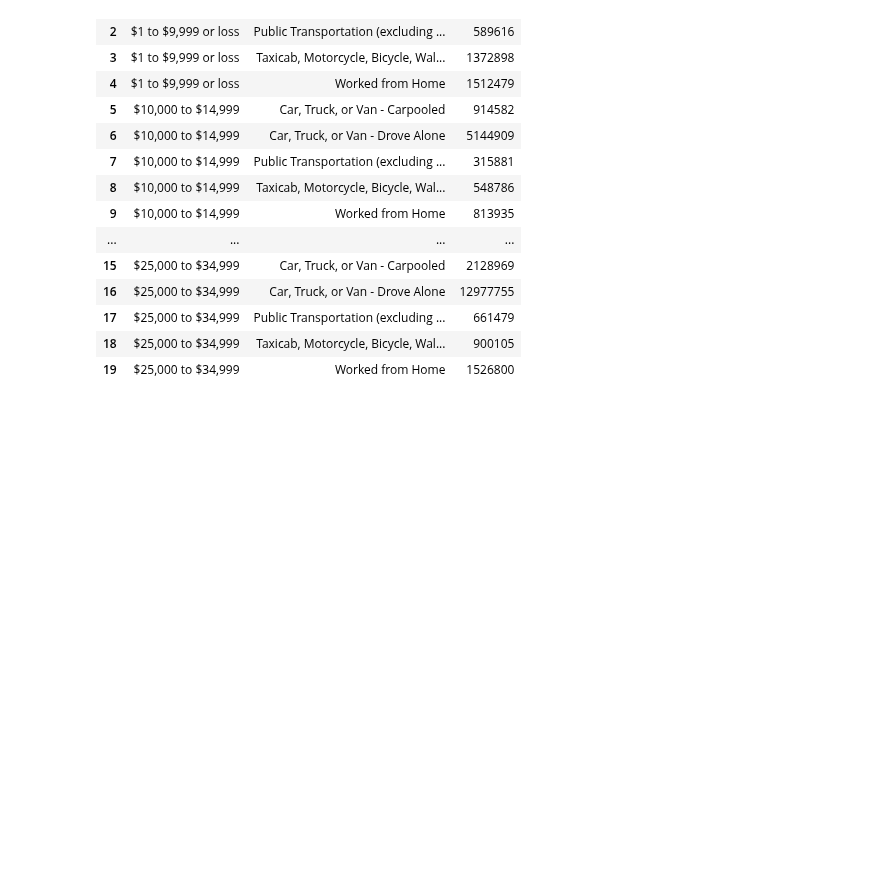
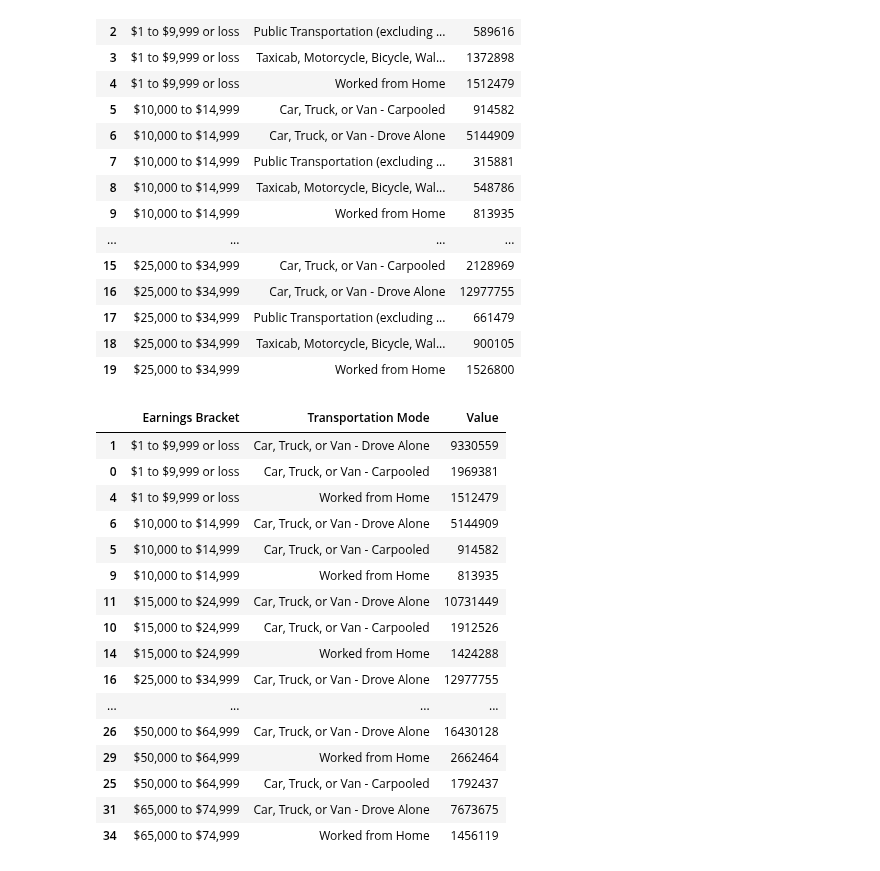
Before and after one commit to angelikabrown/CensusDataEDA, a Jupyter notebook: commute_viz.ipynb, the cells around one changed output. Cells and saved outputs as stored; diff of their text form; code cells hidden in the pictures; blank space fills up the shorter version.

```diff
--- a/commute_viz.ipynb
+++ b/commute_viz.ipynb
@@ -116,3 +116,26 @@ earnings_grouped.head(20)
 | 17 | $25,000 to $34,999 | Public Transportation (excluding ... | 661479 |
 | 18 | $25,000 to $34,999 | Taxicab, Motorcycle, Bicycle, Wal... | 900105 |
 | 19 | $25,000 to $34,999 | Worked from Home | 1526800 |
+# %%
+# top 3 modes of transportation by earnings bracket
+top_modes = earnings_grouped.sort_values(['Earnings Bracket', 'Value'], ascending=[True, False])
+top_modes = top_modes.groupby('Earnings Bracket').head(3)
+top_modes.head(20)
+# %% [output]
+|  | Earnings Bracket | Transportation Mode | Value |
+| 1 | $1 to $9,999 or loss | Car, Truck, or Van - Drove Alone | 9330559 |
+| 0 | $1 to $9,999 or loss | Car, Truck, or Van - Carpooled | 1969381 |
+| 4 | $1 to $9,999 or loss | Worked from Home | 1512479 |
+| 6 | $10,000 to $14,999 | Car, Truck, or Van - Drove Alone | 5144909 |
+| 5 | $10,000 to $14,999 | Car, Truck, or Van - Carpooled | 914582 |
+| 9 | $10,000 to $14,999 | Worked from Home | 813935 |
+| 11 | $15,000 to $24,999 | Car, Truck, or Van - Drove Alone | 10731449 |
+| 10 | $15,000 to $24,999 | Car, Truck, or Van - Carpooled | 1912526 |
+| 14 | $15,000 to $24,999 | Worked from Home | 1424288 |
+| 16 | $25,000 to $34,999 | Car, Truck, or Van - Drove Alone | 12977755 |
+| ... | ... | ... | ... |
+| 26 | $50,000 to $64,999 | Car, Truck, or Van - Drove Alone | 16430128 |
+| 29 | $50,000 to $64,999 | Worked from Home | 2662464 |
+| 25 | $50,000 to $64,999 | Car, Truck, or Van - Carpooled | 1792437 |
+| 31 | $65,000 to $74,999 | Car, Truck, or Van - Drove Alone | 7673675 |
+| 34 | $65,000 to $74,999 | Worked from Home | 1456119 |
```
